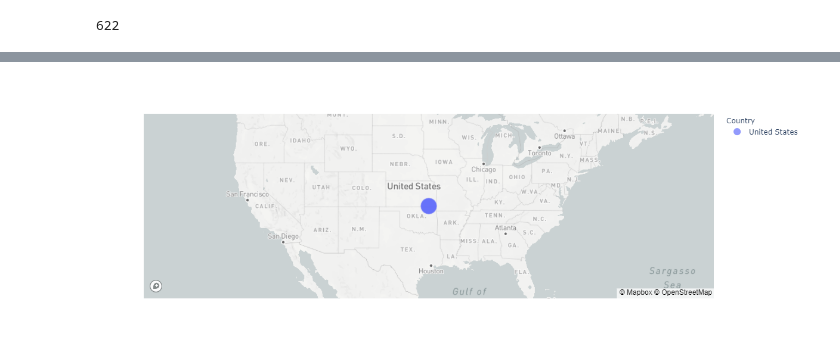
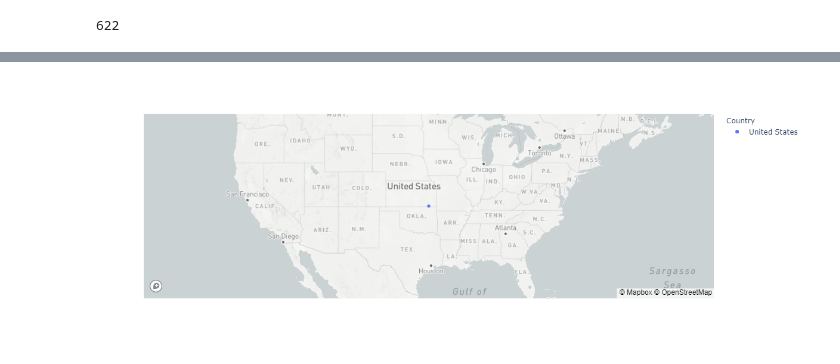
Before and after one commit to MichaelYip1/ProjectMGM, a Jupyter notebook: Project1mappingcode.ipynb, the cells around one changed output, grey strips where cells are left out. Saved outputs shown, nothing was run; the diff lists cells and outputs as text; code cells hidden in the pictures.

```diff
--- a/Project1mappingcode.ipynb
+++ b/Project1mappingcode.ipynb
@@ -582,0 +125,6 @@ global_exchanges['Longitude'] = np.nan
+# %%
+ticker_df["ESG Score"] = esg_data
+ticker_df["Exchange"] = exchange_data
+ticker_df.columns = ["Company", "ESG Score", "Exchange"]
+ticker_df.set_index("Company", inplace=True)
+ticker_df
@@ -582,0 +143,10 @@ global_exchanges['Longitude'] = np.nan
+# %%
+# Import country latitude and longitude - note need to change file path to resources folder in github
+countries = pd.read_csv("C:/Users/miker/Project1_Fintech_SydUni/Countries.csv")
+del countries['country']
+countries.rename(columns={'name': 'Country'}, inplace=True)
+countries.rename(columns={'latitude': 'Latitude'}, inplace=True)
+countries.rename(columns={'longitude': 'Longitude'}, inplace=True)
+countries.set_index('Country', inplace=True)
+
+countries.head(5)
@@ -582,0 +166,17 @@ global_exchanges['Longitude'] = np.nan
+# %%
+global_exchanges = pd.read_csv("C:/Users/miker/Project1_Fintech_SydUni/Global_Stock_Exchanges.csv")
+del global_exchanges['Bloomberg Exchange Code']
+del global_exchanges['Bloomberg Composite Code']
+del global_exchanges['Description']
+del global_exchanges['ISO MIC']
+del global_exchanges['EOD code']
+del global_exchanges['# of Stocks']
+global_exchanges.rename(columns={'Google Prefix': 'Exchange'}, inplace=True)
+global_exchanges = global_exchanges.dropna()
+global_exchanges.set_index('Country', inplace=True)
+
+# Add columns into df for latitude and longitude
+global_exchanges['Latitude'] = np.nan
+global_exchanges['Longitude'] = np.nan
+
+global_exchanges.head(5)
@@ -635,0 +212,6 @@ newdf
+# %%
+ticker_df2 = ticker_df.merge(global_exchanges.drop_duplicates(), how="inner", left_on="Exchange", right_on = "Exchange")
+ticker_df2.index = ticker_df.index
+ticker_df2.head(10)
+
+#need to add +1 on the lat and lon to spread out on the map
@@ -636,15 +224,15 @@ newdf
 # %%
 # Plot Data
 map_plot = px.scatter_mapbox(
-    newdf,
+    ticker_df2,
     lat="Latitude",
     lon="Longitude",
     size="ESG Score",
     color="Country",
     zoom=3
 )
 
 # Display the map
 map_plot.show()
 # %% [output]
-[figure, old version]
+[figure, new version]
```
Also changed, not shown: parts of 89 cells of this notebook, 1 other file.
